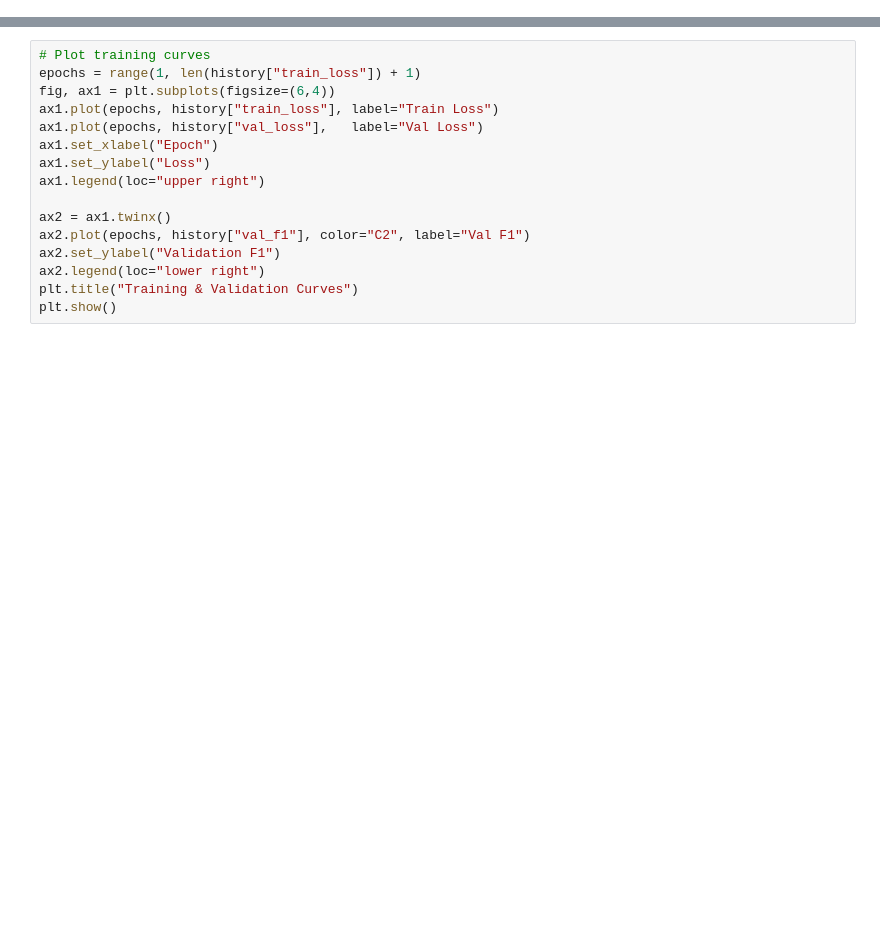
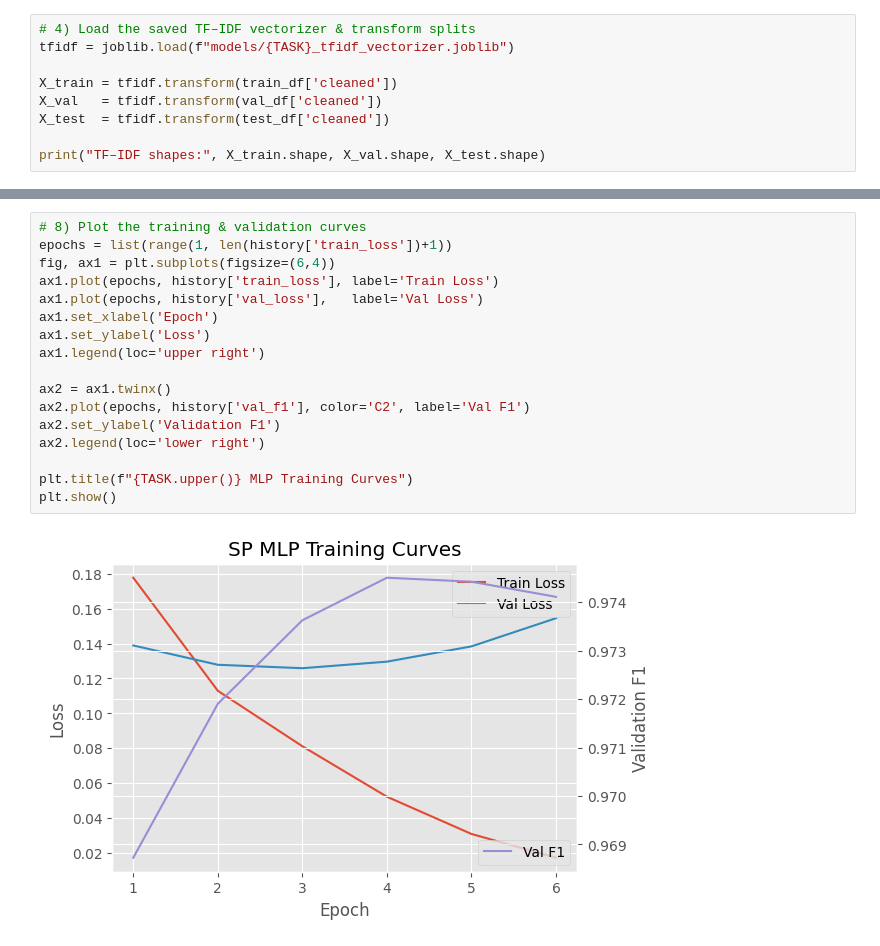
Before and after one commit to elicep01/fake-review-detector, a Jupyter notebook: notebooks/04_nn_tfidf.ipynb, the cells around one changed output, grey strips where cells are left out. Cells and saved outputs as stored; diff of their text form; blank space fills up the shorter version.

```diff
--- a/notebooks/04_nn_tfidf.ipynb
+++ b/notebooks/04_nn_tfidf.ipynb
@@ -117,0 +87,9 @@ test_loader  = make_loader(X_test,  y_test,  BATCH_SIZE)
+# %%
+# 4) Load the saved TF–IDF vectorizer & transform splits
+tfidf = joblib.load(f"models/{TASK}_tfidf_vectorizer.joblib")
+
+X_train = tfidf.transform(train_df['cleaned'])
+X_val   = tfidf.transform(val_df['cleaned'])
+X_test  = tfidf.transform(test_df['cleaned'])
+
+print("TF–IDF shapes:", X_train.shape, X_val.shape, X_test.shape)
@@ -185,17 +212,20 @@ for epoch in range(1, EPOCHS+1):
 # %%
-# Plot training curves
-epochs = range(1, len(history["train_loss"]) + 1)
+# 8) Plot the training & validation curves
+epochs = list(range(1, len(history['train_loss'])+1))
 fig, ax1 = plt.subplots(figsize=(6,4))
-ax1.plot(epochs, history["train_loss"], label="Train Loss")
-ax1.plot(epochs, history["val_loss"],   label="Val Loss")
-ax1.set_xlabel("Epoch")
-ax1.set_ylabel("Loss")
-ax1.legend(loc="upper right")
+ax1.plot(epochs, history['train_loss'], label='Train Loss')
+ax1.plot(epochs, history['val_loss'],   label='Val Loss')
+ax1.set_xlabel('Epoch')
+ax1.set_ylabel('Loss')
+ax1.legend(loc='upper right')
 
 ax2 = ax1.twinx()
-ax2.plot(epochs, history["val_f1"], color="C2", label="Val F1")
-ax2.set_ylabel("Validation F1")
-ax2.legend(loc="lower right")
-plt.title("Training & Validation Curves")
+ax2.plot(epochs, history['val_f1'], color='C2', label='Val F1')
+ax2.set_ylabel('Validation F1')
+ax2.legend(loc='lower right')
+
+plt.title(f"{TASK.upper()} MLP Training Curves")
 plt.show()
+# %% [output]
+[figure, added]
 # %%
```
Also changed, not shown: parts of 15 cells of this notebook.
